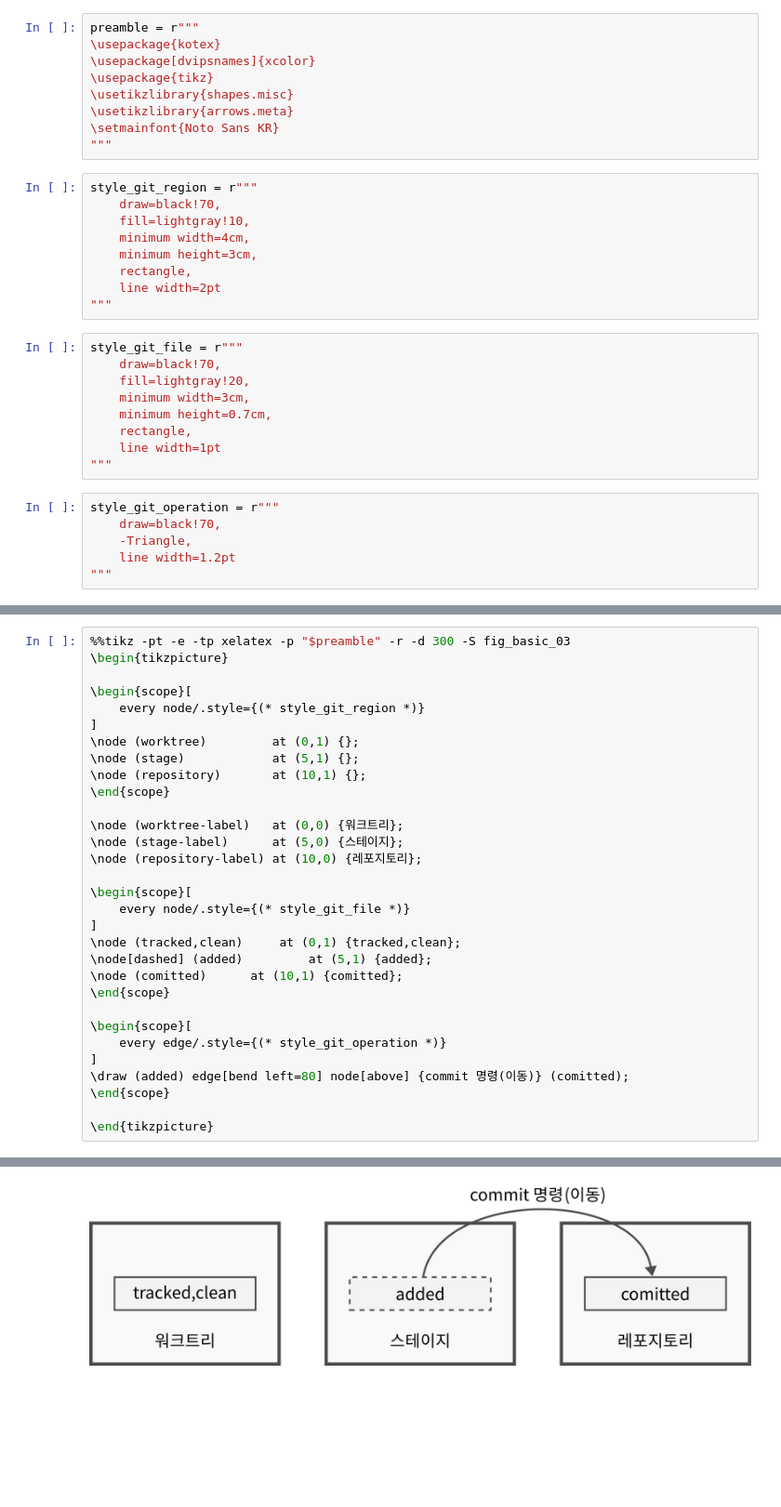
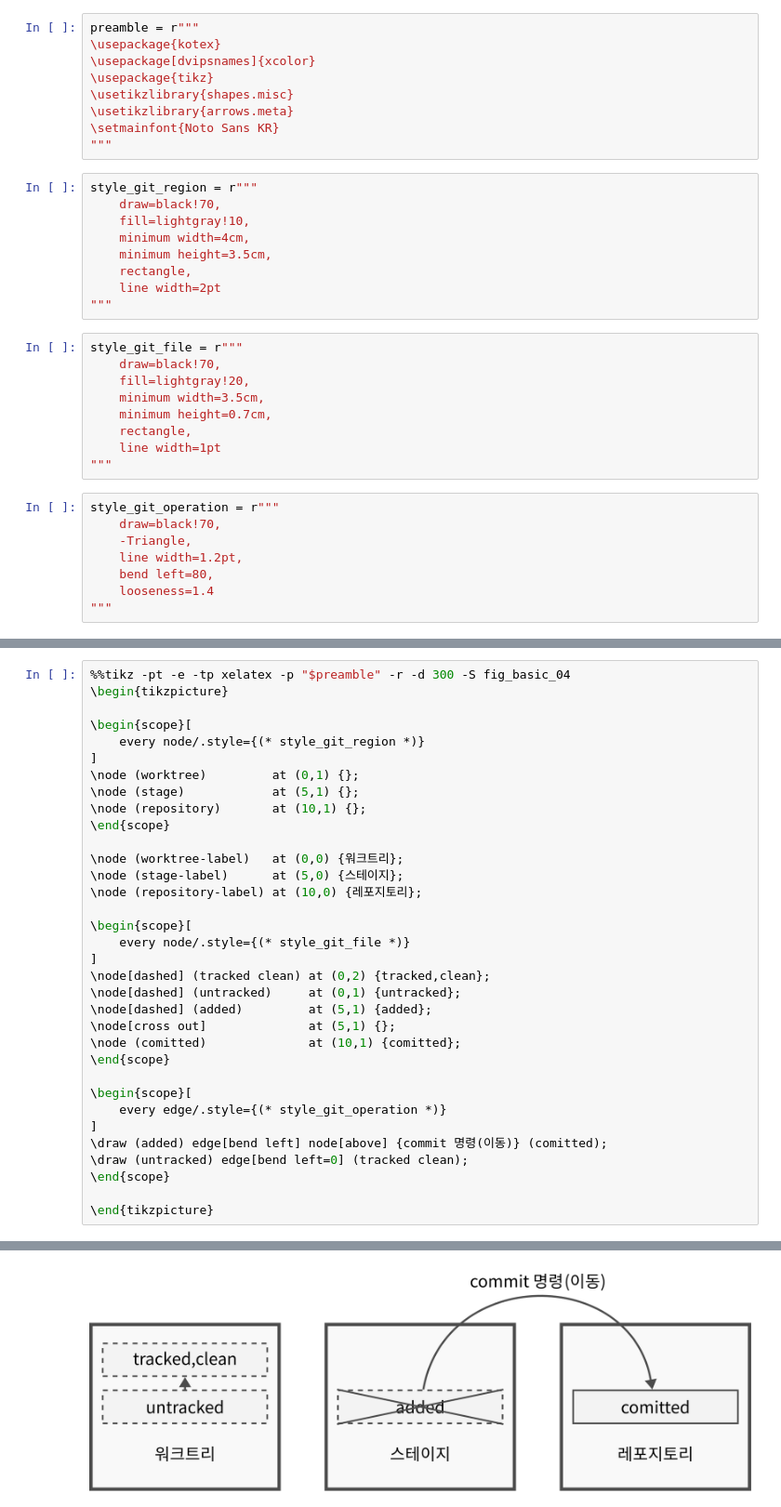
Before and after one commit to joelkim/book_git, a Jupyter notebook: figs/fig_basic.ipynb, the cells around one changed output, grey strips where cells are left out. Shown: that part at 93% size. Drawn from its saved outputs; the diff is of its cells as text; blank space fills up the shorter version.

Commit message:
basic complete

```diff
--- a/figs/fig_basic.ipynb
+++ b/figs/fig_basic.ipynb
@@ -14,7 +18,7 @@ style_git_region = r"""
     draw=black!70,
     fill=lightgray!10,
     minimum width=4cm,
-    minimum height=3cm,
+    minimum height=3.5cm,
     rectangle,
     line width=2pt
 """
@@ -22,7 +26,7 @@ style_git_region = r"""
 style_git_file = r"""
     draw=black!70,
     fill=lightgray!20,
-    minimum width=3cm,
+    minimum width=3.5cm,
     minimum height=0.7cm,
     rectangle,
     line width=1pt
@@ -31,7 +35,9 @@ style_git_file = r"""
 style_git_operation = r"""
     draw=black!70,
     -Triangle,
-    line width=1.2pt
+    line width=1.2pt,
+    bend left=80,
+    looseness=1.4
 """
 # %%
 %%tikz -pt -e -tp xelatex -p "$preamble" -r -d 300 -S fig_basic_01
@@ -121,5 +169,5 @@ style_git_operation = r"""
 # %%
-%%tikz -pt -e -tp xelatex -p "$preamble" -r -d 300 -S fig_basic_03
+%%tikz -pt -e -tp xelatex -p "$preamble" -r -d 300 -S fig_basic_04
 \begin{tikzpicture}
 
 \begin{scope}[
@@ -137,15 +185,18 @@ style_git_operation = r"""
 \begin{scope}[
     every node/.style={(* style_git_file *)}
 ]
-\node (tracked,clean)     at (0,1) {tracked,clean};
+\node[dashed] (tracked clean) at (0,2) {tracked,clean};
+\node[dashed] (untracked)     at (0,1) {untracked};
 \node[dashed] (added)         at (5,1) {added};
-\node (comitted)      at (10,1) {comitted};
+\node[cross out]              at (5,1) {};
+\node (comitted)              at (10,1) {comitted};
 \end{scope}
 
 \begin{scope}[
     every edge/.style={(* style_git_operation *)}
 ]
-\draw (added) edge[bend left=80] node[above] {commit 명령(이동)} (comitted);
+\draw (added) edge[bend left] node[above] {commit 명령(이동)} (comitted);
+\draw (untracked) edge[bend left=0] (tracked clean);
 \end{scope}
 
 \end{tikzpicture}
@@ -166,5 +217,5 @@ style_git_operation = r"""
     \end{scope}
 
     \end{tikzpicture}
 \end{document}
-[figure, old version]
+[figure, new version]
```
Also changed, not shown: parts of 16 cells of this notebook, 21 other files.
